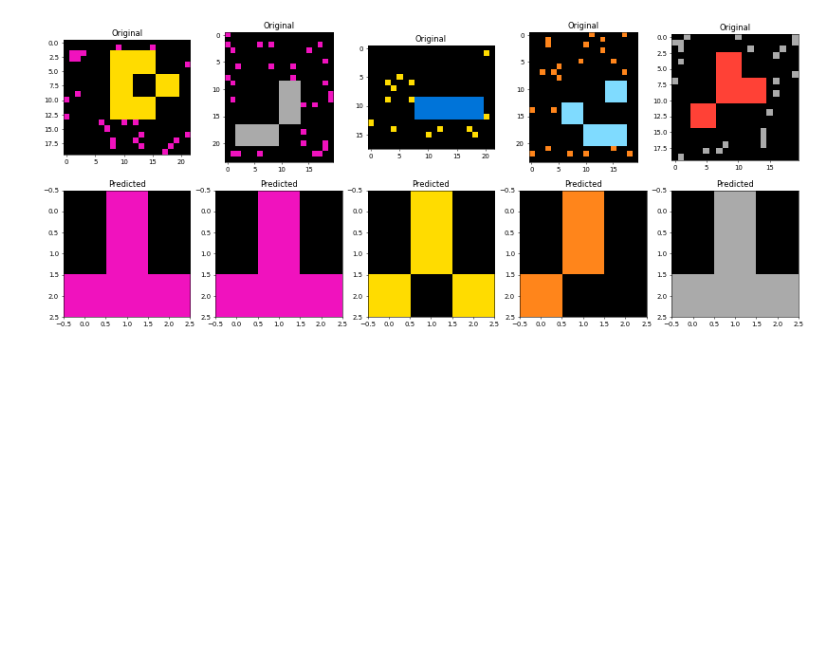
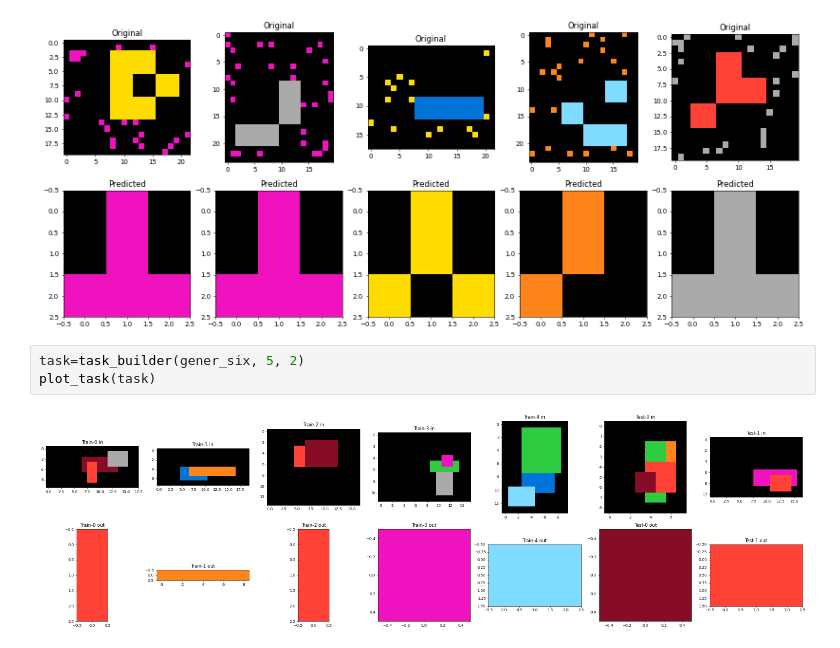
Before and after one commit to EgonFerri/Final_project_Aml_ARC, a Jupyter notebook: Task_analysis_Egon.ipynb, the cells around one changed output. Cells and saved outputs as stored; diff of their text form; blank space fills up the shorter version.

```diff
--- a/Task_analysis_Egon.ipynb
+++ b/Task_analysis_Egon.ipynb
@@ -1574,3 +1574,8 @@ plot_metrics(load_results(path, 'GRU_result_T7'))
 compare_plots(load_results(path, 'GRU_wrong_pred_T7'), n=5) # 5 wrong predictions
 # %% [output]
 [figure]
+# %%
+task=task_builder(gener_six, 5, 2)
+plot_task(task)
+# %% [output]
+[figure, added]
```
Also changed, not shown: parts of 5 cells of this notebook, 15 other files.
